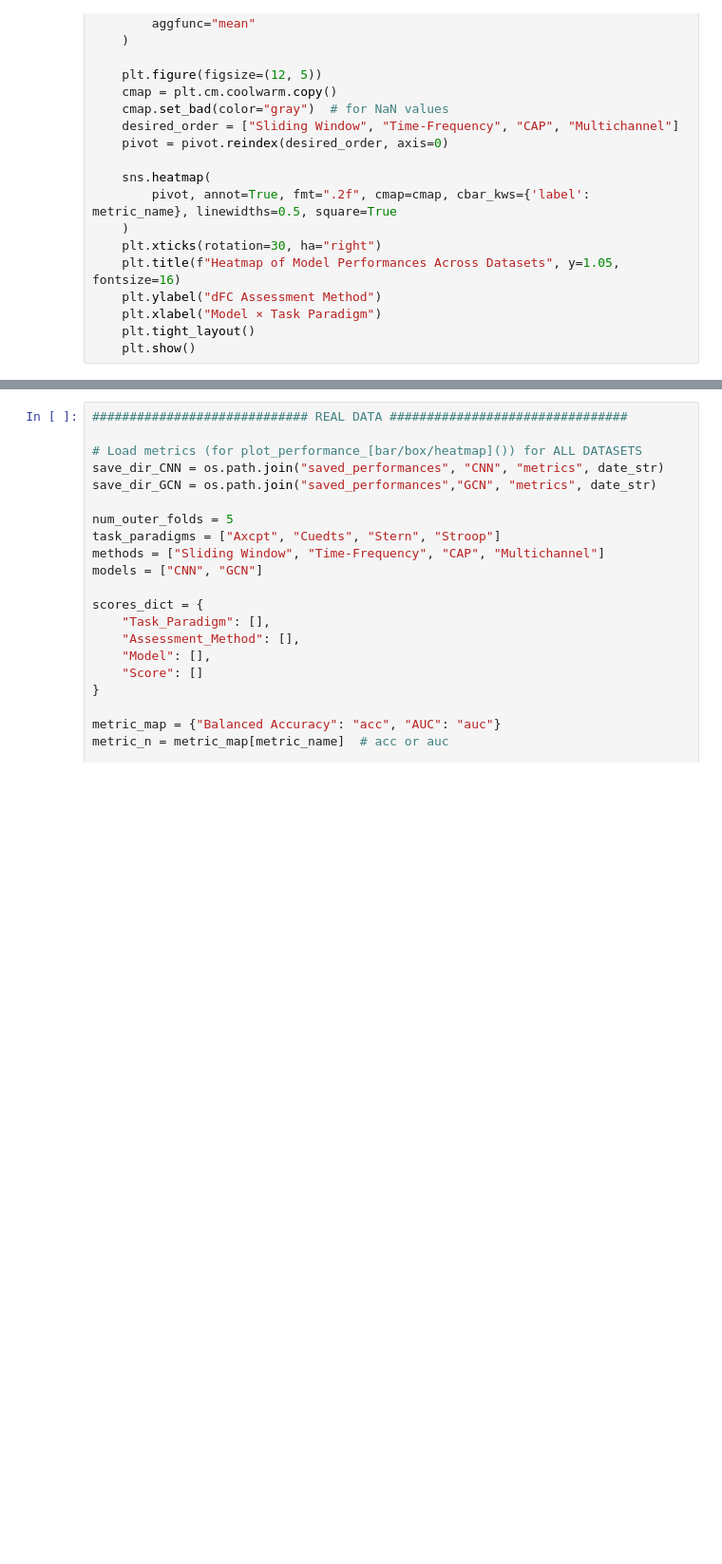
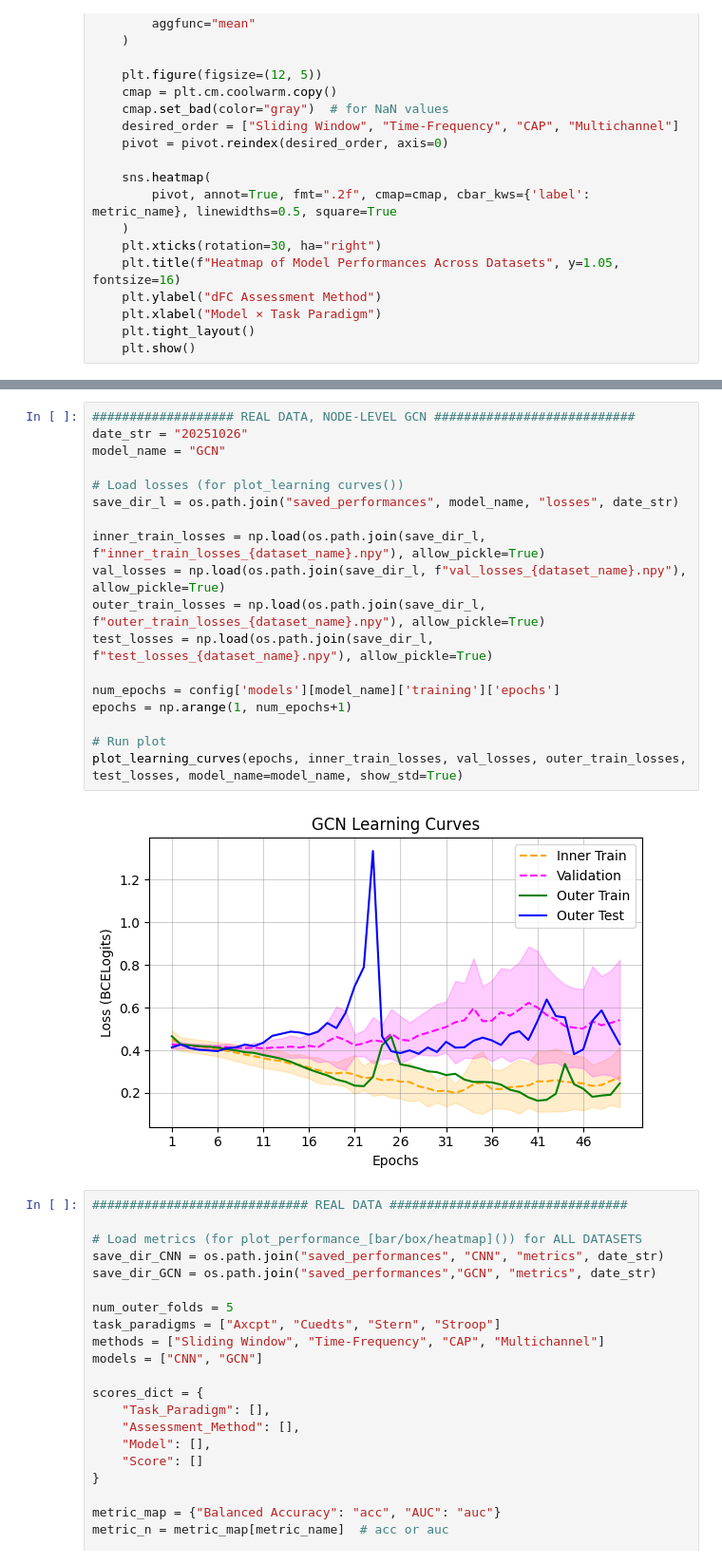
Before and after one commit to kinichen/dFC_task_presence, a Jupyter notebook: notebooks/figures.ipynb, the cells around one changed output, grey strips where cells are left out. Shown at 95% size. Drawn from its saved outputs; the diff is of its cells as text; blank space fills up the shorter version.

```diff
--- a/notebooks/figures.ipynb
+++ b/notebooks/figures.ipynb
@@ -276,3 +280,23 @@ plot_learning_curves(epochs, inner_train_losses, val_losses, outer_train_losses,
+# %%
+################### REAL DATA, NODE-LEVEL GCN ###########################
+date_str = "20251026"
+model_name = "GCN"
+
+# Load losses (for plot_learning curves())
+save_dir_l = os.path.join("saved_performances", model_name, "losses", date_str)
+
+inner_train_losses = np.load(os.path.join(save_dir_l, f"inner_train_losses_{dataset_name}.npy"), allow_pickle=True)
+val_losses = np.load(os.path.join(save_dir_l, f"val_losses_{dataset_name}.npy"), allow_pickle=True)
+outer_train_losses = np.load(os.path.join(save_dir_l, f"outer_train_losses_{dataset_name}.npy"), allow_pickle=True)
+test_losses = np.load(os.path.join(save_dir_l, f"test_losses_{dataset_name}.npy"), allow_pickle=True)
+
+num_epochs = config['models'][model_name]['training']['epochs']
+epochs = np.arange(1, num_epochs+1)
+
+# Run plot
+plot_learning_curves(epochs, inner_train_losses, val_losses, outer_train_losses, test_losses, model_name=model_name, show_std=True)
+# %% [output]
+[figure, added]
 # %%
 ############################# REAL DATA ################################
 
```
Also changed, not shown: parts of 4 cells of this notebook, 4 other files.
